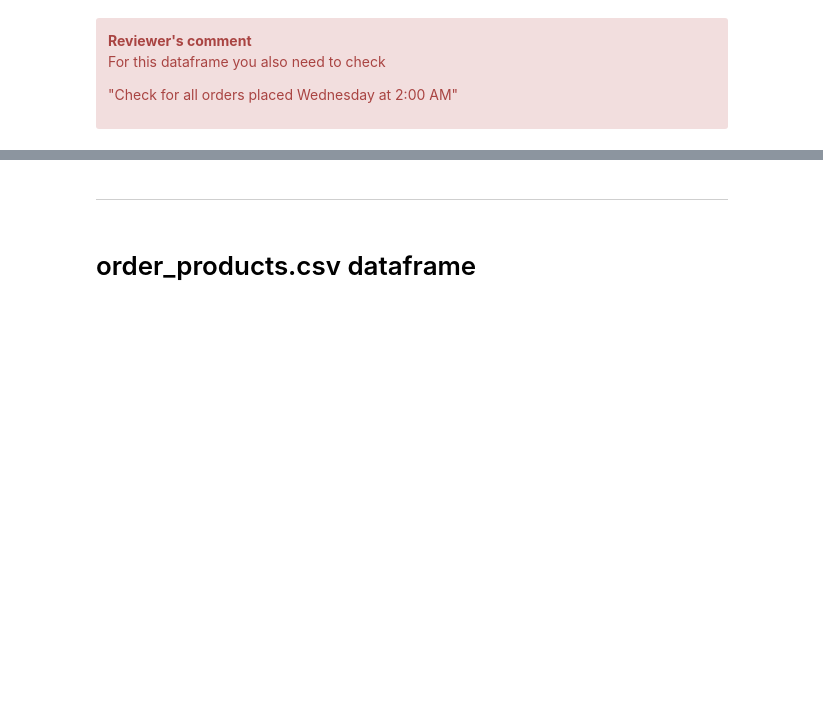
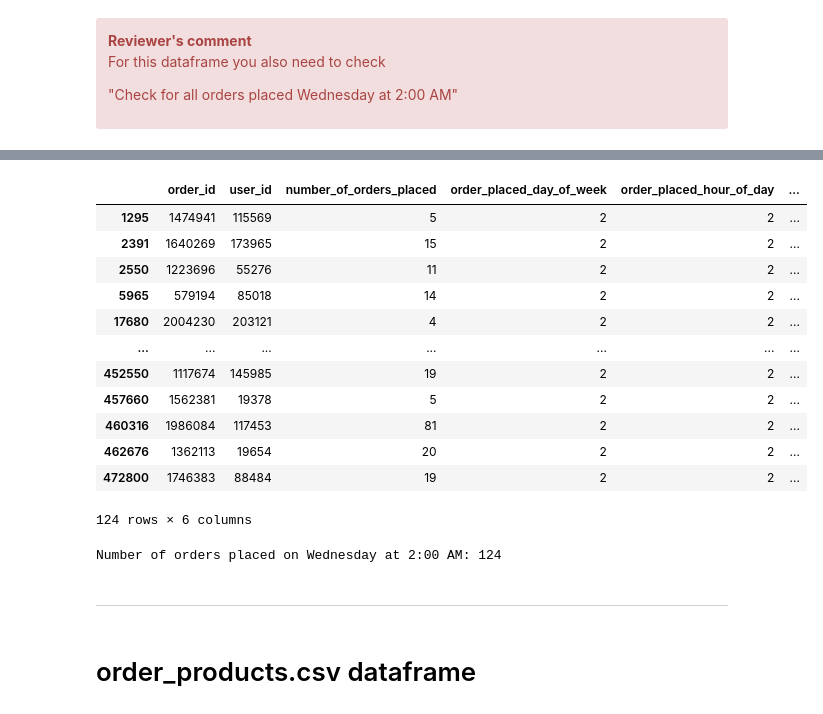
Before and after one commit to stxphz/Sprint7-Project, a Jupyter notebook: EDA-v3.ipynb, the cells around one changed output, grey strips where cells are left out. Drawn from its saved outputs; the diff is of its cells as text; code cells hidden in the pictures; blank space fills up the shorter version.

```diff
--- a/EDA-v3.ipynb
+++ b/EDA-v3.ipynb
@@ -646,3 +693,33 @@ For this dataframe you also need to check
+# %%
+#v3. -> check for all orders placed Wednesday at 2:00AM
+
+# df_instacart_orders
+# 'order_hour_of_day == 'order_placed_hour_of_day', where hour of the day is between 0-23
+# 'order_dow' == 'order_placed_day_of_week, where:
+# 0=Monday , 1=Tuesday , 2=Wednesday , 3=Thursday , 4=Friday , 5=Saturday , 6=Sunday (assuming this dataset's convention follows the ISO weekday numbering)
+
+# filter the DataFrame
+wednesday_2am_orders = df_instacart_orders[(df_instacart_orders['order_placed_day_of_week'] == 2) & (df_instacart_orders['order_placed_hour_of_day'] == 2)]
+display(wednesday_2am_orders)
+
+# count of all orders placed Wednesday at 2:00AM
+num_wednesday_2am_orders = len(wednesday_2am_orders)
+print("Number of orders placed on Wednesday at 2:00 AM:", num_wednesday_2am_orders)
+# %% [output]
+|  | order_id | user_id | number_of_orders_placed | order_placed_day_of_week | order_placed_hour_of_day | ... |
+| 1295 | 1474941 | 115569 | 5 | 2 | 2 | ... |
+| 2391 | 1640269 | 173965 | 15 | 2 | 2 | ... |
+| 2550 | 1223696 | 55276 | 11 | 2 | 2 | ... |
+| 5965 | 579194 | 85018 | 14 | 2 | 2 | ... |
+| 17680 | 2004230 | 203121 | 4 | 2 | 2 | ... |
+| ... | ... | ... | ... | ... | ... | ... |
+| 452550 | 1117674 | 145985 | 19 | 2 | 2 | ... |
+| 457660 | 1562381 | 19378 | 5 | 2 | 2 | ... |
+| 460316 | 1986084 | 117453 | 81 | 2 | 2 | ... |
+| 462676 | 1362113 | 19654 | 20 | 2 | 2 | ... |
+| 472800 | 1746383 | 88484 | 19 | 2 | 2 | ... |
+124 rows × 6 columns
+Number of orders placed on Wednesday at 2:00 AM: 124
 # %% [markdown]
 ---
 # %% [markdown]
```
Also changed, not shown: parts of 35 cells of this notebook, 1 other file.
